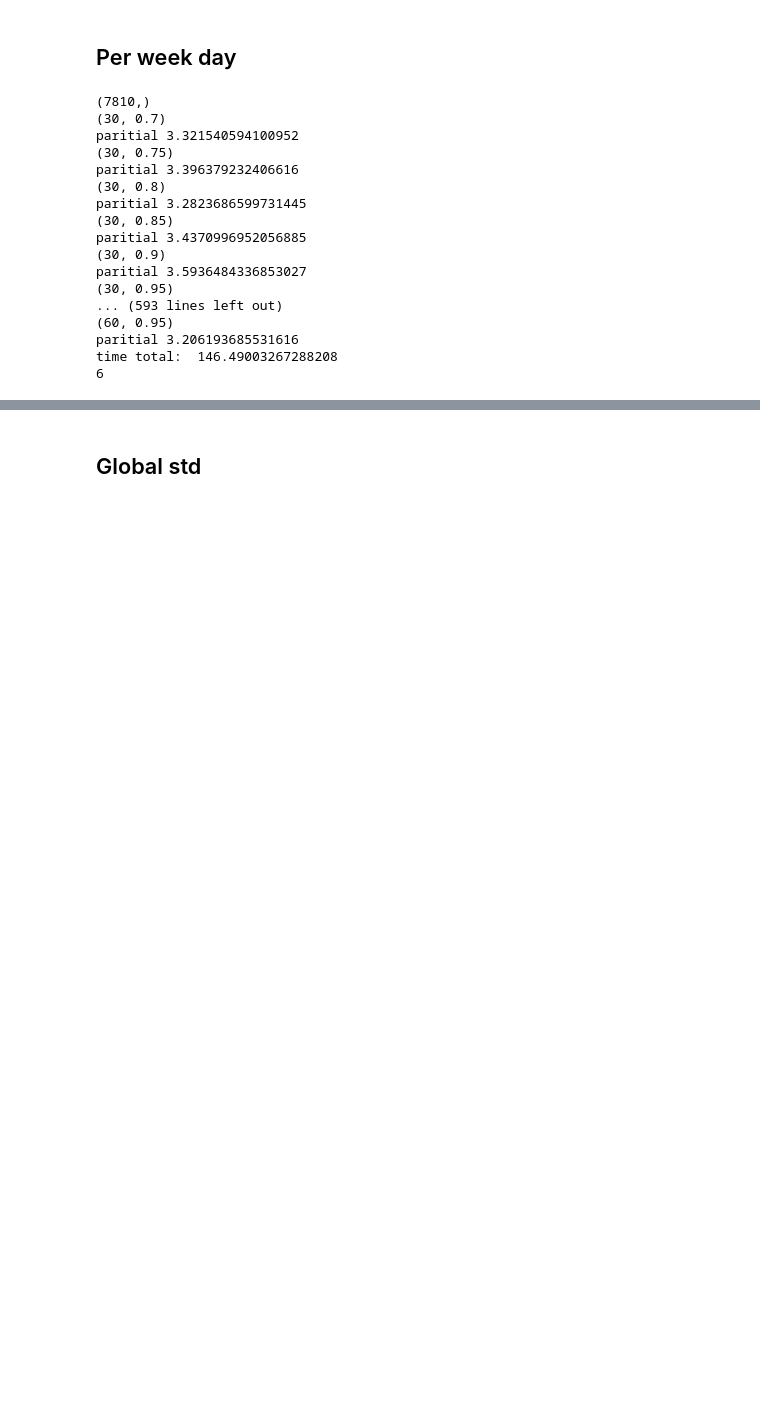
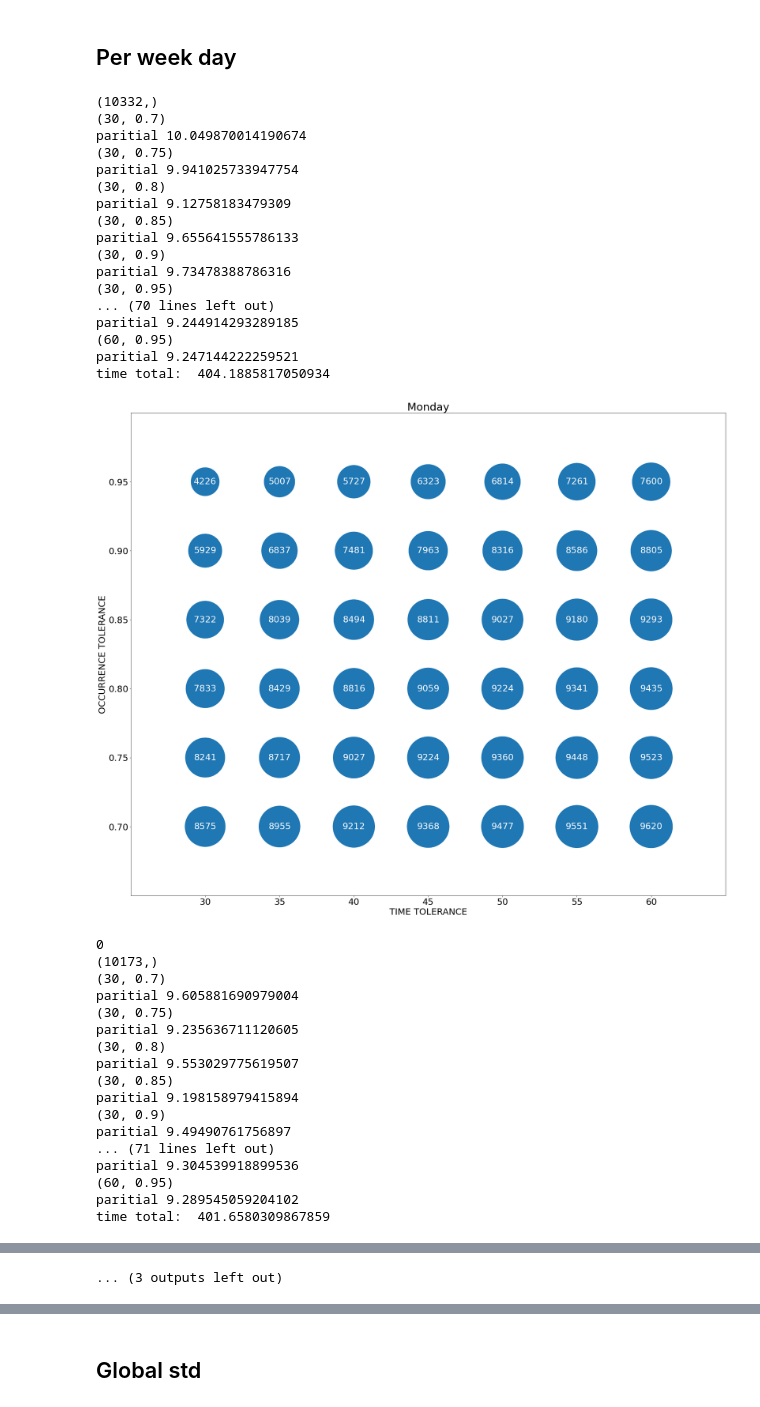
Before and after one commit to andygaspar/SOSTA, a Jupyter notebook: series_test.ipynb, the cells around one changed output, grey strips where cells are left out. Cells and saved outputs as stored; diff of their text form; code cells hidden in the pictures; blank space fills up the shorter version.

```diff
--- a/series_test.ipynb
+++ b/series_test.ipynb
@@ -9,7 +9,7 @@ from multiprocess import Pool
 
 num_procs = multiprocess.cpu_count()
 # %%
-df = pd.read_csv('data/series_icao_2019.csv')
+df = pd.read_csv('data/series_2018.csv')
 airports = pd.read_csv('data/airports.csv')
 departures = df[df["departure"].isin(airports["airport"])].copy().drop_duplicates()
 arrivals = df[df["arrival"].isin(airports["airport"])].copy().drop_duplicates()
@@ -79,44 +63,63 @@ for j in range(7):
         fls.append(sum(pool.map(compute, split_flights)))
         pool.close()
         pool.join()
         print("paritial", time.time()-partial_time)
 
     print("time total: ",time.time()-t)
 
     fls = np.array(fls)
     plt.rcParams["figure.figsize"] = (30,25)
     plt.rcParams["font.size"] = 25
     points = np.array(grid).T
     plt.xticks(tol)
     plt.yticks(min_oc)
     plt.xlabel("TIME TOLERANCE")
     plt.xlim(25,65)
     plt.ylim(0.65,1)
     plt.ylabel("OCCURRENCE TOLERANCE")
     plt.title(day[j])
     for i in range(len(grid)):
         plt.annotate(fls[i],(grid[i][0],grid[i][1]),color='white',horizontalalignment='center',verticalalignment='center')
     plt.scatter(points[0],points[1], s=fls*1.5)
-    plt.savefig("plots/departures_icao"+day[j]+".png")
-    plt.cla()
-    plt.clf()
-    plt.close()
+    #plt.savefig("plots/departures_icao"+day[j]+".png")
+    plt.show()
+    #plt.cla()
+    #plt.clf()
+    #plt.close()
     print(j)
 # %% [output]
-(7810,)
+(10332,)
 (30, 0.7)
-paritial 3.321540594100952
+paritial 10.049870014190674
 (30, 0.75)
-paritial 3.396379232406616
+paritial 9.941025733947754
 (30, 0.8)
-paritial 3.2823686599731445
+paritial 9.12758183479309
 (30, 0.85)
-paritial 3.4370996952056885
+paritial 9.655641555786133
 (30, 0.9)
-paritial 3.5936484336853027
+paritial 9.73478388786316
 (30, 0.95)
-... (593 lines left out)
+... (70 lines left out)
+paritial 9.244914293289185
 (60, 0.95)
-paritial 3.206193685531616
-time total:  146.49003267288208
-6
+paritial 9.247144222259521
+time total:  404.1885817050934
+[figure, added]
+0
+(10173,)
+(30, 0.7)
+paritial 9.605881690979004
+(30, 0.75)
+paritial 9.235636711120605
+(30, 0.8)
+paritial 9.553029775619507
+(30, 0.85)
+paritial 9.198158979415894
+(30, 0.9)
+paritial 9.49490761756897
+... (71 lines left out)
+paritial 9.304539918899536
+(60, 0.95)
+paritial 9.289545059204102
+time total:  401.6580309867859
@@ -123,3 +199,4 @@ time total:  146.49003267288208
+... (3 outputs left out)
 # %%
 arrivals
 # %% [output]
```
Also changed, not shown: parts of 3 cells of this notebook, 2 other files.
